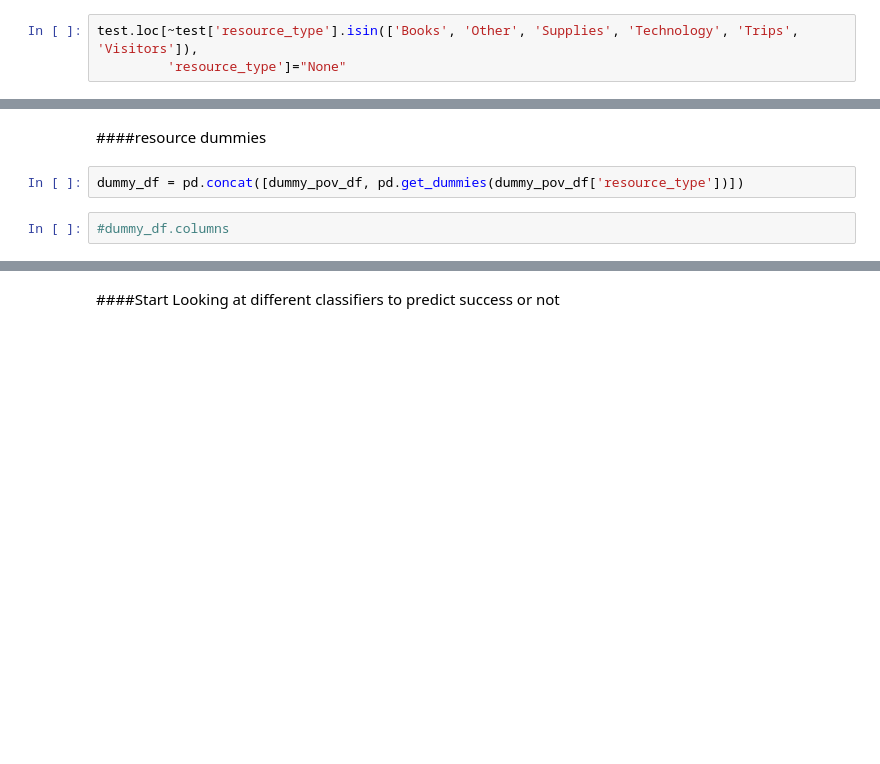
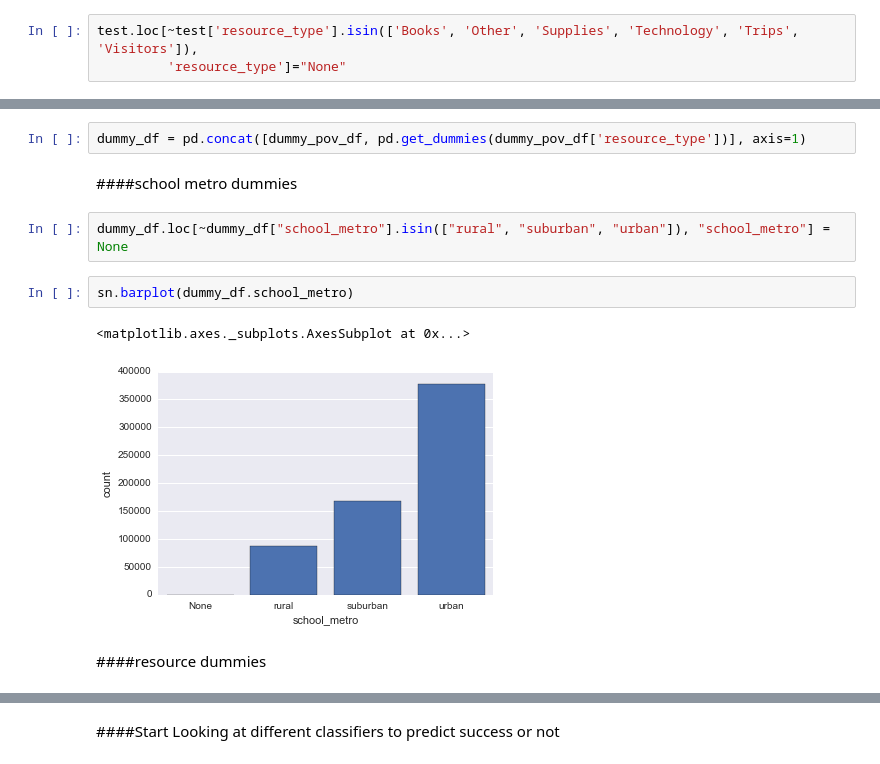
Before and after one commit to LylePayne/DonorsChooseAnalysis, a Jupyter notebook: DonorsChoose Prediction Analysis.ipynb, the cells around one changed output, grey strips where cells are left out. Saved outputs shown, nothing was run; the diff lists cells and outputs as text; blank space fills up the shorter version.

```diff
--- a/DonorsChoose Prediction Analysis.ipynb
+++ b/DonorsChoose Prediction Analysis.ipynb
@@ -62,6 +93,13 @@ sn.barplot(dummy_pov_df.resource_type)
+# %%
+dummy_df = pd.concat([dummy_pov_df, pd.get_dummies(dummy_pov_df['resource_type'])], axis=1)
+# %% [markdown]
+####school metro dummies
+# %%
+dummy_df.loc[~dummy_df["school_metro"].isin(["rural", "suburban", "urban"]), "school_metro"] = None
+# %%
+sn.barplot(dummy_df.school_metro)
+# %% [output]
+<matplotlib.axes._subplots.AxesSubplot at 0x...>
+[figure, added]
 # %% [markdown]
 ####resource dummies
-# %%
-dummy_df = pd.concat([dummy_pov_df, pd.get_dummies(dummy_pov_df['resource_type'])])
-# %%
-#dummy_df.columns
```
Also changed, not shown: parts of 28 cells of this notebook.
